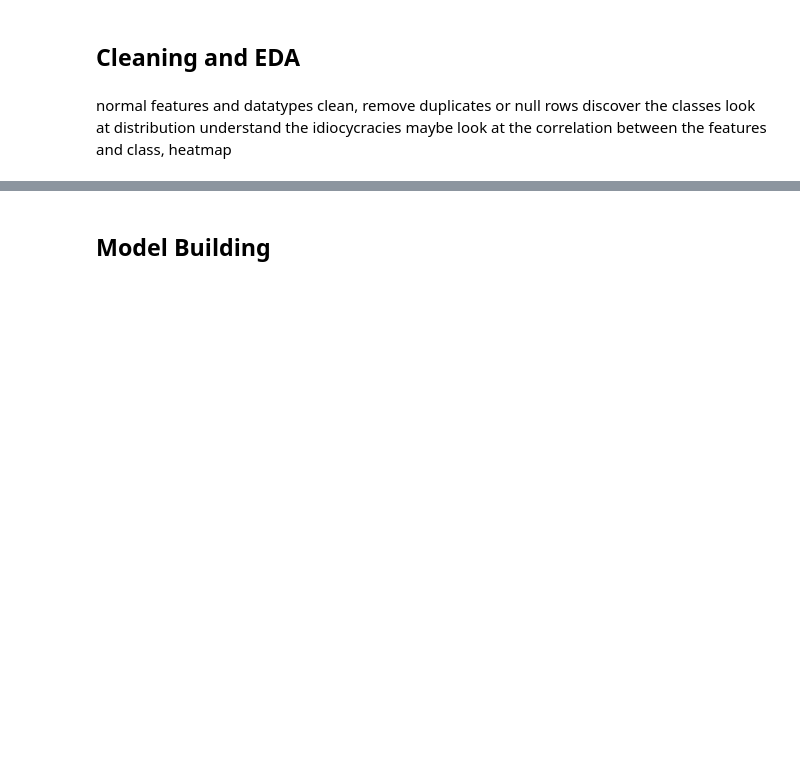
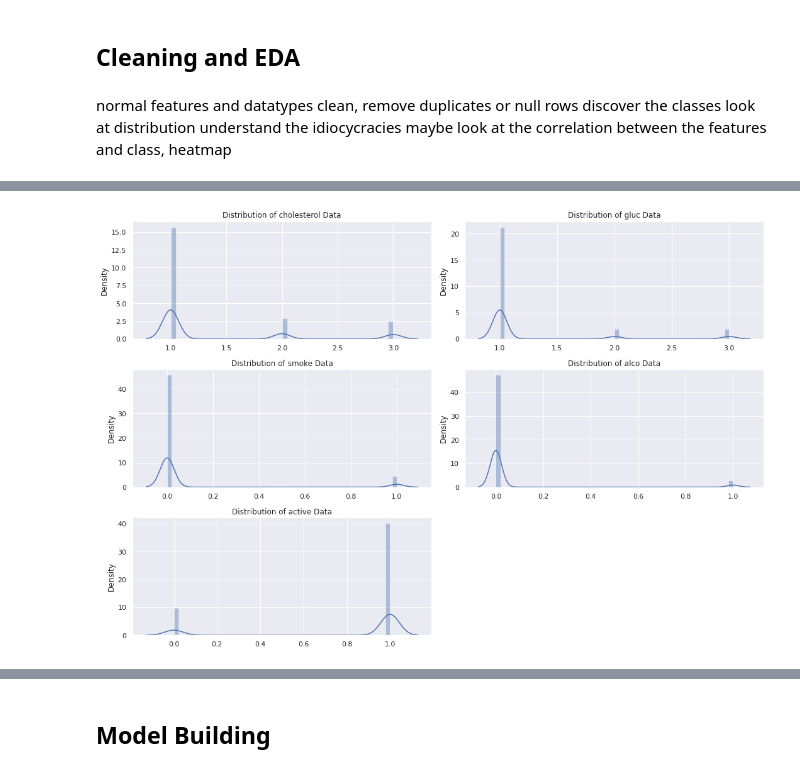
Before and after one commit to HumanClone/Logistic-Regression, a Jupyter notebook: Logistic Regression P2.ipynb, the cells around one changed output, grey strips where cells are left out. Cells and saved outputs as stored; diff of their text form; code cells hidden in the pictures; blank space fills up the shorter version.

```diff
--- a/Logistic Regression P2.ipynb
+++ b/Logistic Regression P2.ipynb
@@ -53,0 +142,11 @@ maybe look at the correlation between the features and class, heatmap
+# %%
+plt.figure(figsize=(15,10))
+cols=['cholesterol','gluc','smoke','alco','active']
+for i, col in enumerate(cols, 1):
+    plt.subplot(3, 2, i)
+    sns.distplot(x = df[col])
+    plt.title(f"Distribution of {col} Data")
+    plt.tight_layout()
+    plt.plot()
+# %% [output]
+[figure, added]
```
Also changed, not shown: parts of 46 cells of this notebook, 5 other files.
